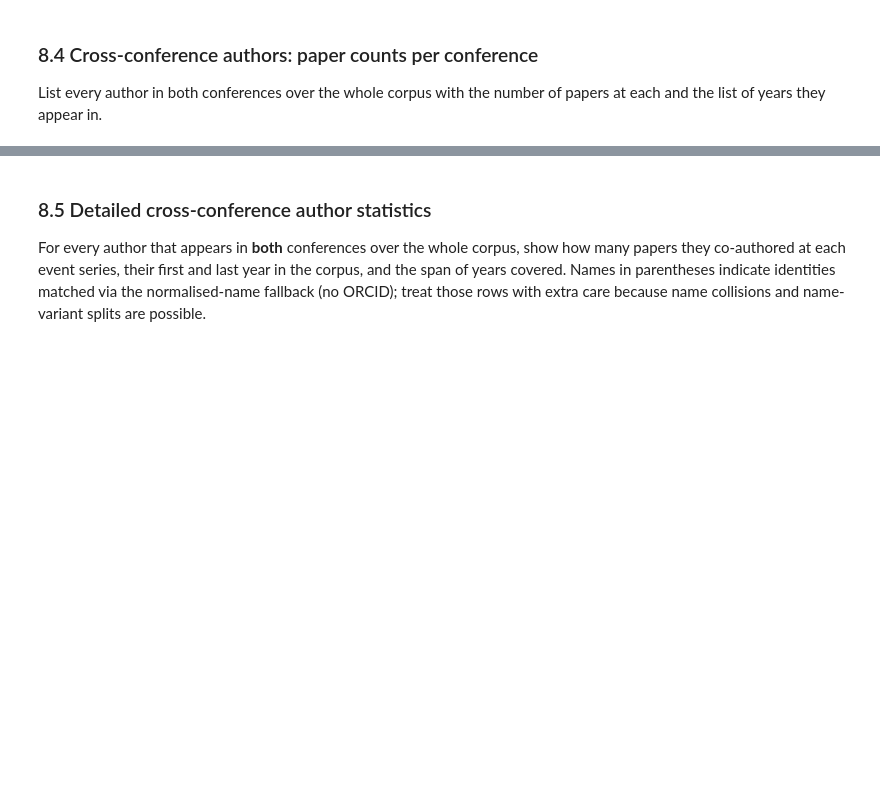
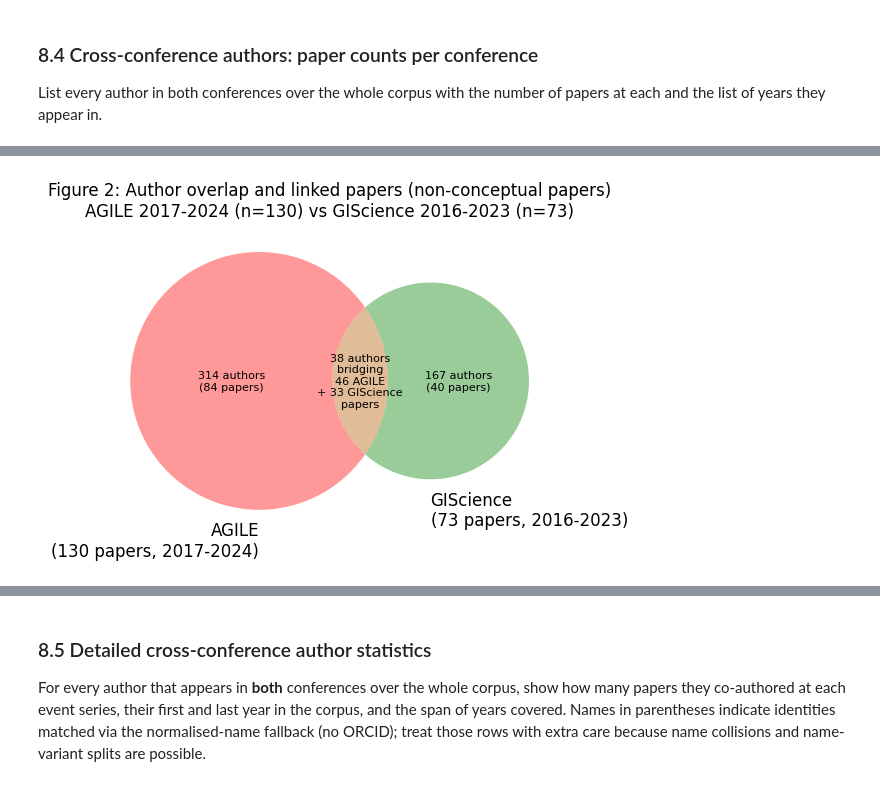
Before and after one commit to nuest/reproducible-research-giscience-longitudinal-study, a Jupyter notebook: 07_authorship.ipynb, the cells around one changed output, grey strips where cells are left out. Drawn from its saved outputs; the diff is of its cells as text; code cells hidden in the pictures; blank space fills up the shorter version.

```diff
--- a/07_authorship.ipynb
+++ b/07_authorship.ipynb
@@ -485,0 +492,71 @@ display(overlap_df)
+# %%
+cross_df = cross_any.to_frame().join(paper_conf)
+
+agile_cross = cross_df[cross_df["conf"] == "agile"]
+gi_cross = cross_df[cross_df["conf"] == "giscience"]
+
+ag_with = int(agile_cross["cross_conf"].sum())
+ag_only_papers = len(agile_cross) - ag_with
+gi_with = int(gi_cross["cross_conf"].sum())
+gi_only_papers = len(gi_cross) - gi_with
+
+# Papers authored exclusively by AGILE-only identities (no cross-conf author on the paper).
+agile_only_ids = agile_ids - gis_ids
+gis_only_ids = gis_ids - agile_ids
+
+# Unique paper counts per author-group region (mirroring Figure 1's author regions).
+# A paper may have authors from multiple regions; it is counted in the most-connected
+# region: overlap > AGILE-only > GIScience-only.
+def papers_for_ids(identity_set, conf_filter=None):
+    mask = authors_df["identity"].isin(identity_set)
+    sub = authors_df[mask]
+    if conf_filter:
+        sub = sub[sub["conf"] == conf_filter]
+    return set(sub["paper"].unique())
+
+agile_only_papers_set = papers_for_ids(agile_only_ids, "agile")
+gis_only_papers_set   = papers_for_ids(gis_only_ids, "giscience")
+both_agile_papers_set = papers_for_ids(both_ids, "agile")
+both_gis_papers_set   = papers_for_ids(both_ids, "giscience")
+
+# For annotation: papers where a cross-conf author appears (= papers "in the bridge").
+n_bridge_agile = len(both_agile_papers_set)
+n_bridge_gis   = len(both_gis_papers_set)
+n_agile_excl   = len(agile_only_papers_set - both_agile_papers_set)
+n_gis_excl     = len(gis_only_papers_set - both_gis_papers_set)
+
+fig, ax = plt.subplots(figsize=(6, 5.4))
+v = venn2(
+    [agile_ids, gis_ids],
+    set_labels=(
+        f"AGILE\n({len(agile_cross)} papers, {ag_range})",
+        f"GIScience\n({len(gi_cross)} papers, {gi_range})",
+    ),
+    ax=ax,
+)
+
+# Annotate each region with paper counts.
+v.get_label_by_id("10").set_text(
+    f"{len(agile_only_ids)} authors\n({n_agile_excl} papers)"
+)
+v.get_label_by_id("11").set_text(
+    f"{len(both_ids)} authors\nbridging\n{n_bridge_agile} AGILE\n+ {n_bridge_gis} GIScience\npapers"
+)
+v.get_label_by_id("01").set_text(
+    f"{len(gis_only_ids)} authors\n({n_gis_excl} papers)"
+)
+for label_id in ("10", "11", "01"):
+    lbl = v.get_label_by_id(label_id)
+    if lbl:
+        lbl.set_fontsize(8)
+
+ax.set_title(
+    f"Figure 2: Author overlap and linked papers (non-conceptual papers)\n"
+    f"AGILE {ag_range} (n={len(agile_cross)}) vs GIScience {gi_range} (n={len(gi_cross)})"
+)
+fig.tight_layout()
+fig.savefig(FIG_DIR / "figure2_papers_crossauthor_venn.png", dpi=150)
+fig.savefig(FIG_DIR / "figure2_papers_crossauthor_venn.pdf")
+plt.show()
+# %% [output]
+[figure, added]
```
Also changed, not shown: parts of 4 cells of this notebook, 6 other files.
